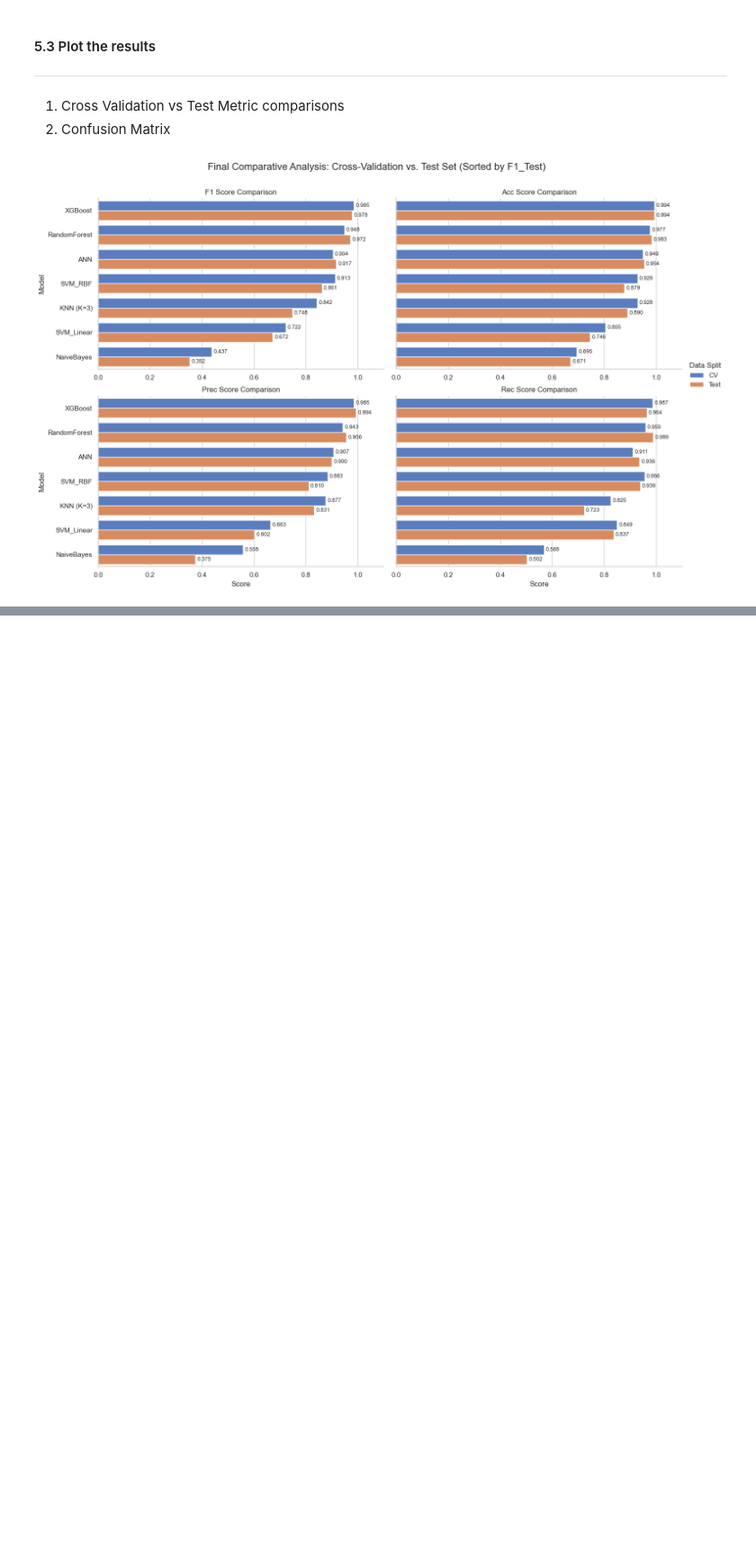
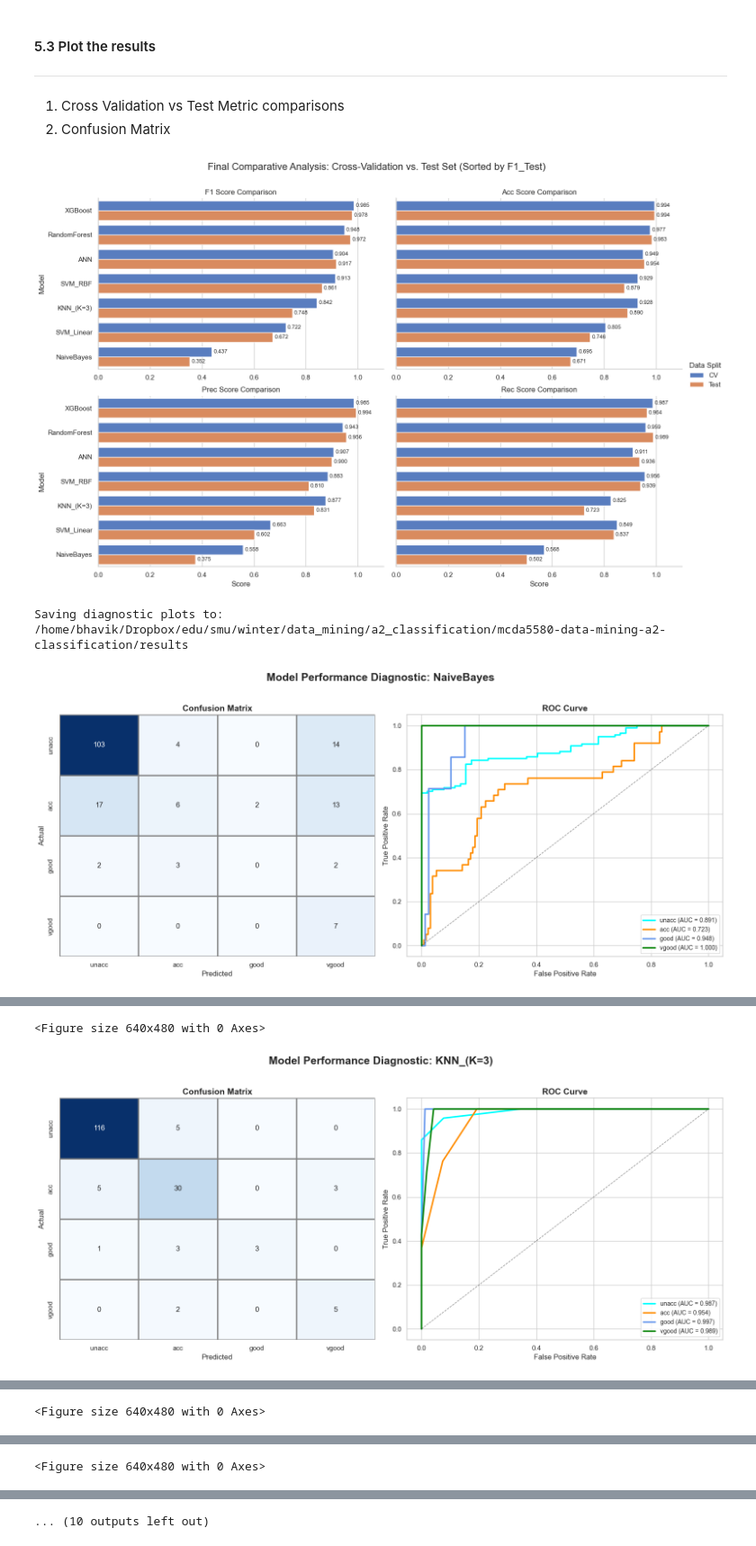
Before and after one commit to bhavik-knight/5580-dm-a2-classification, a Jupyter notebook: code/classification.ipynb, the cells around one changed output, grey strips where cells are left out. Shown at 90% size. Saved outputs shown, nothing was run; the diff lists cells and outputs as text; code cells hidden in the pictures; blank space fills up the shorter version.

```diff
--- a/code/classification.ipynb
+++ b/code/classification.ipynb
@@ -603,3 +614,73 @@ plt.suptitle('Final Comparative Analysis: Cross-Validation vs. Test Set (Sorted
 plt.show()
 # %% [output]
 [figure]
+# %%
+from pathlib import Path
+import matplotlib.pyplot as plt
+import seaborn as sns
+from sklearn.metrics import confusion_matrix, roc_curve, auc
+from sklearn.preprocessing import label_binarize
+
+# 1. Setup the directory path
+# Moving from code/ to results/
+results_dir = Path.cwd().parent / "results"
+results_dir.mkdir(parents=True, exist_ok=True)
+
+# Data setup
+class_names = ['unacc', 'acc', 'good', 'vgood']
+y_test_bin = label_binarize(y_test, classes=[0, 1, 2, 3])
+
+print(f"Saving diagnostic plots to: {results_dir}")
+
+# 2. Loop through each model to create individual diagnostic cards
+for name, model_info in test_results.items():
+    # Create a fresh figure for each model
+    fig, (ax_cm, ax_roc) = plt.subplots(1, 2, figsize=(16, 7))
+    plt.subplots_adjust(wspace=0.3)
+
+    # Model objects and predictions
+    actual_model = model_suite[name]
+    y_pred = model_info['y_pred']
+    y_score = actual_model.predict_proba(X_test)
+
+    # --- A. Confusion Matrix (Left) ---
+    cm = confusion_matrix(y_test, y_pred)
+    sns.heatmap(cm, annot=True, fmt='d', cmap='Blues', ax=ax_cm,
+                xticklabels=class_names, yticklabels=class_names,
+                cbar=False, linewidths=1, linecolor='gray')
+    ax_cm.set_title(f"Confusion Matrix", fontsize=14, fontweight='bold')
+    ax_cm.set_ylabel('Actual')
+    ax_cm.set_xlabel('Predicted')
+
+    # --- B. ROC Curve (Right) ---
+    colors = ['aqua', 'darkorange', 'cornflowerblue', 'green']
+    for i, color in zip(range(len(class_names)), colors):
+        fpr, tpr, _ = roc_curve(y_test_bin[:, i], y_score[:, i])
+        roc_auc = auc(fpr, tpr)
+        ax_roc.plot(fpr, tpr, color=color, lw=2.5,
+                    label=f'{class_names[i]} (AUC = {roc_auc:.3f})')
+
+    ax_roc.plot([0, 1], [0, 1], 'k--', lw=1, alpha=0.5)
+    ax_roc.set_title(f"ROC Curve", fontsize=14, fontweight='bold')
+    ax_roc.set_xlabel('False Positive Rate')
+    ax_roc.set_ylabel('True Positive Rate')
+    ax_roc.legend(loc="lower right", fontsize=10)
+
+    # Styling the overall card
+    fig.suptitle(f"Model Performance Diagnostic: {name}", fontsize=18, fontweight='bold', y=1.02)
+    plt.tight_layout()
+
+    # 3. Save the result
+    # Sanitize name for filename (removing spaces/brackets)
+    clean_name = name.replace(" ", "_").replace("(", "").replace(")", "").replace("=", "")
+    save_path = results_dir / f"diagnostic_{clean_name}.png"
+
+    plt.show()
+    plt.savefig(save_path, dpi=300, bbox_inches='tight')
+    plt.close(fig) # Close to save memory
+    print(f"   Successfully saved: {save_path.name}")
+
+print("\nAll diagnostics have been exported.")
+# %% [output]
+Saving diagnostic plots to: /home/bhavik/Dropbox/edu/smu/winter/data_mining/a2_classification/mcda5580-data-mining-a2-classification/results
+[figure, added]
@@ -605,0 +688,2 @@ plt.show()
+<Figure size 640x480 with 0 Axes>
+[figure, added]
@@ -605,0 +691 @@ plt.show()
+<Figure size 640x480 with 0 Axes>
@@ -605,0 +694 @@ plt.show()
+<Figure size 640x480 with 0 Axes>
@@ -605,0 +697 @@ plt.show()
+... (10 outputs left out)
```
Also changed, not shown: parts of 8 cells of this notebook, 7 other files.
